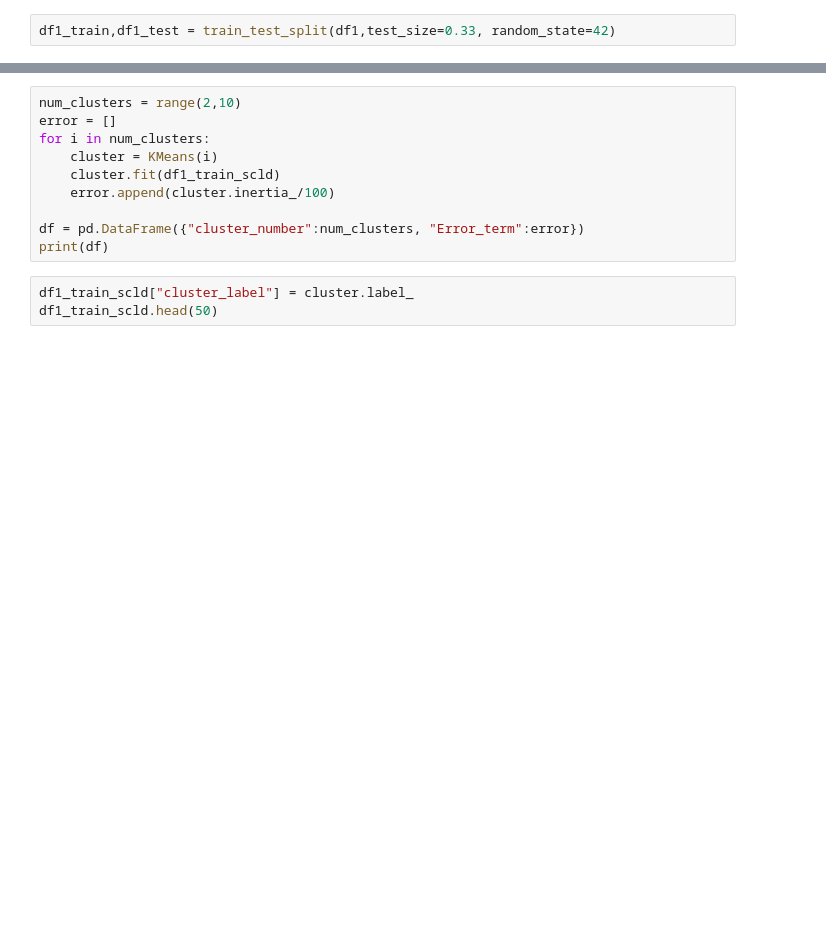
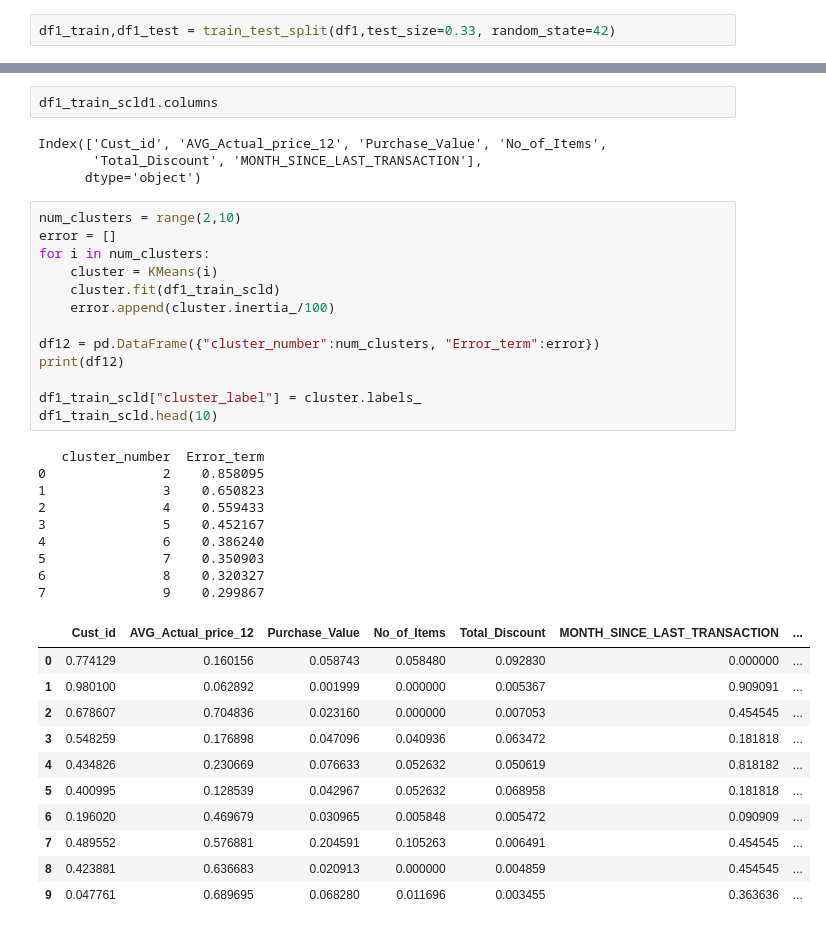
Before and after one commit to sunilsylvester/Project-datasets-modified, a Jupyter notebook: Customer Segmentation & Recommendation/Customer Segmentation _ Recommendation/SuperMarket.ipynb, the cells around one changed output, grey strips where cells are left out. Saved outputs shown, nothing was run; the diff lists cells and outputs as text; blank space fills up the shorter version.

```diff
--- a/Customer Segmentation & Recommendation/Customer Segmentation _ Recommendation/SuperMarket.ipynb
+++ b/Customer Segmentation & Recommendation/Customer Segmentation _ Recommendation/SuperMarket.ipynb
@@ -44,13 +144,40 @@ df1_train_scld.head()
+# %%
+df1_train_scld1.columns
+# %% [output]
+Index(['Cust_id', 'AVG_Actual_price_12', 'Purchase_Value', 'No_of_Items',
+       'Total_Discount', 'MONTH_SINCE_LAST_TRANSACTION'],
+      dtype='object')
 # %%
 num_clusters = range(2,10)
 error = []
 for i in num_clusters:
     cluster = KMeans(i)
     cluster.fit(df1_train_scld)
     error.append(cluster.inertia_/100)
 
-df = pd.DataFrame({"cluster_number":num_clusters, "Error_term":error})
-print(df)
+df12 = pd.DataFrame({"cluster_number":num_clusters, "Error_term":error})
+print(df12)
+
+df1_train_scld["cluster_label"] = cluster.labels_
+df1_train_scld.head(10)
+# %% [output]
+   cluster_number  Error_term
+0               2    0.858095
+1               3    0.650823
+2               4    0.559433
+3               5    0.452167
+4               6    0.386240
+5               7    0.350903
+6               8    0.320327
+7               9    0.299867
+|  | Cust_id | AVG_Actual_price_12 | Purchase_Value | No_of_Items | Total_Discount | MONTH_SINCE_LAST_TRANSACTION | ... |
+| 0 | 0.774129 | 0.160156 | 0.058743 | 0.058480 | 0.092830 | 0.000000 | ... |
+| 1 | 0.980100 | 0.062892 | 0.001999 | 0.000000 | 0.005367 | 0.909091 | ... |
+| 2 | 0.678607 | 0.704836 | 0.023160 | 0.000000 | 0.007053 | 0.454545 | ... |
+| 3 | 0.548259 | 0.176898 | 0.047096 | 0.040936 | 0.063472 | 0.181818 | ... |
+| 4 | 0.434826 | 0.230669 | 0.076633 | 0.052632 | 0.050619 | 0.818182 | ... |
+| 5 | 0.400995 | 0.128539 | 0.042967 | 0.052632 | 0.068958 | 0.181818 | ... |
+| 6 | 0.196020 | 0.469679 | 0.030965 | 0.005848 | 0.005472 | 0.090909 | ... |
+| 7 | 0.489552 | 0.576881 | 0.204591 | 0.105263 | 0.006491 | 0.454545 | ... |
+| 8 | 0.423881 | 0.636683 | 0.020913 | 0.000000 | 0.004859 | 0.454545 | ... |
+| 9 | 0.047761 | 0.689695 | 0.068280 | 0.011696 | 0.003455 | 0.363636 | ... |
-# %%
-df1_train_scld["cluster_label"] = cluster.label_
-df1_train_scld.head(50)
```
Also changed, not shown: parts of 20 cells of this notebook, 18 other files.
